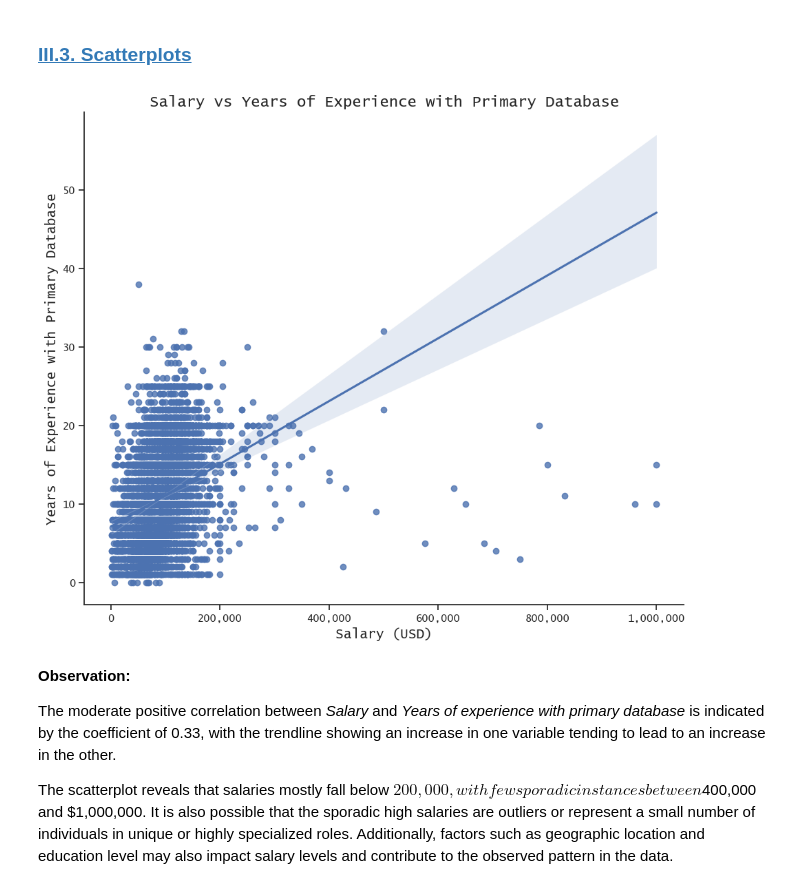
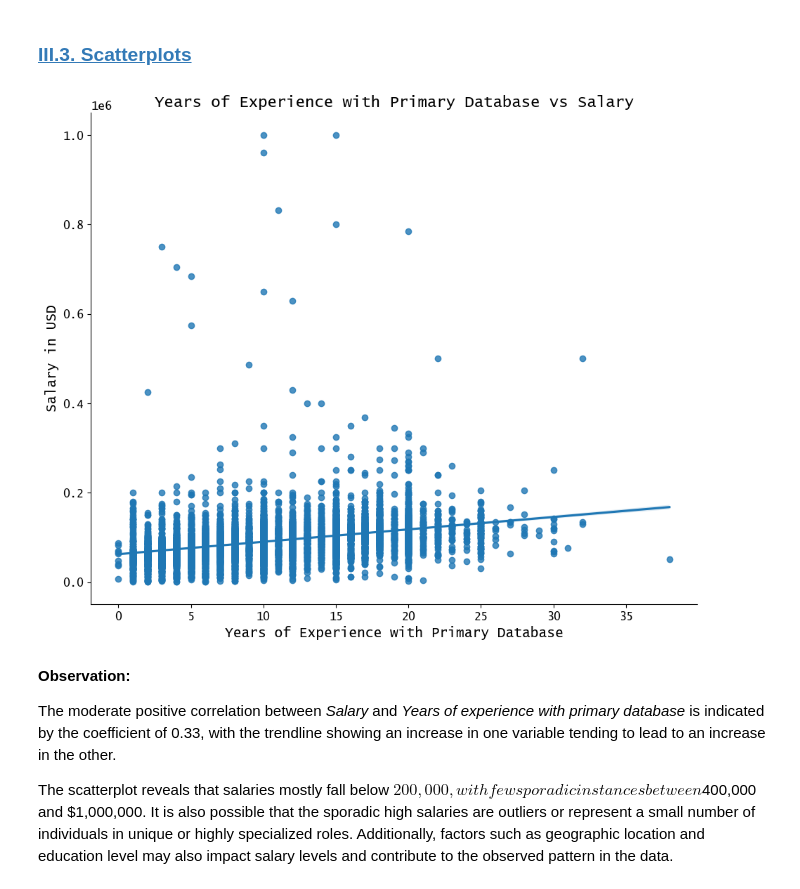
Before and after one commit to goghcore/2021-data-salary-data-analysis, a Jupyter notebook: python-scripts/02-data-visualization.ipynb, the cells around one changed output. Saved outputs shown, nothing was run; the diff lists cells and outputs as text; code cells hidden in the pictures.

Commit message:
Explore data via visualizations

```diff
--- a/python-scripts/02-data-visualization.ipynb
+++ b/python-scripts/02-data-visualization.ipynb
@@ -178,21 +178,21 @@ In addition, the majority of the coefficient values are less than 0.1, indicatin
 ### <a id='toc1_3_3_'></a>[III.3. Scatterplots](#toc0_)
 # %%
 # create the scatterplot
-scatter_salary_yoe_with_primary_db = sns.lmplot(data=df, x='salary_in_usd', y='years_of_exp_with_primary_db', palette='mako', height=8, aspect=1.2)
+scatter_salary_yoe_with_primary_db = sns.lmplot(data=df, x='years_of_exp_with_primary_db', y='salary_in_usd', palette='mako', height=8, aspect=1.2)
 
 # set the x-axis formatter to display values in hundred thousand
 scatter_salary_yoe_with_primary_db.set(xticklabels=[format(int(x), ',') for x in scatter_salary_yoe_with_primary_db.ax.get_xticks()])
 scatter_salary_yoe_with_primary_db.ax.xaxis.set_major_formatter(ticker.FuncFormatter(lambda x, p: format(int(x), ',')))
 
 # set the plot title and axis labels
-plt.title('Salary vs Years of Experience with Primary Database', fontsize = 16, fontweight = 'bold')
-plt.xlabel('Salary (USD)', fontsize = 14, fontweight = 'bold')
-plt.ylabel('Years of Experience with Primary Database', fontsize = 14, fontweight = 'bold')
+plt.title('Years of Experience with Primary Database vs Salary', fontsize = 16, fontweight = 'bold')
+plt.xlabel('Years of Experience with Primary Database', fontsize = 14, fontweight = 'bold')
+plt.ylabel('Salary in USD', fontsize = 14, fontweight = 'bold')
 
 # show the plot
 plt.show()
 # %% [output]
-[figure, old version]
+[figure, new version]
 # %% [markdown]
 **Observation:**
 
```
Also changed, not shown: parts of 9 cells of this notebook.
